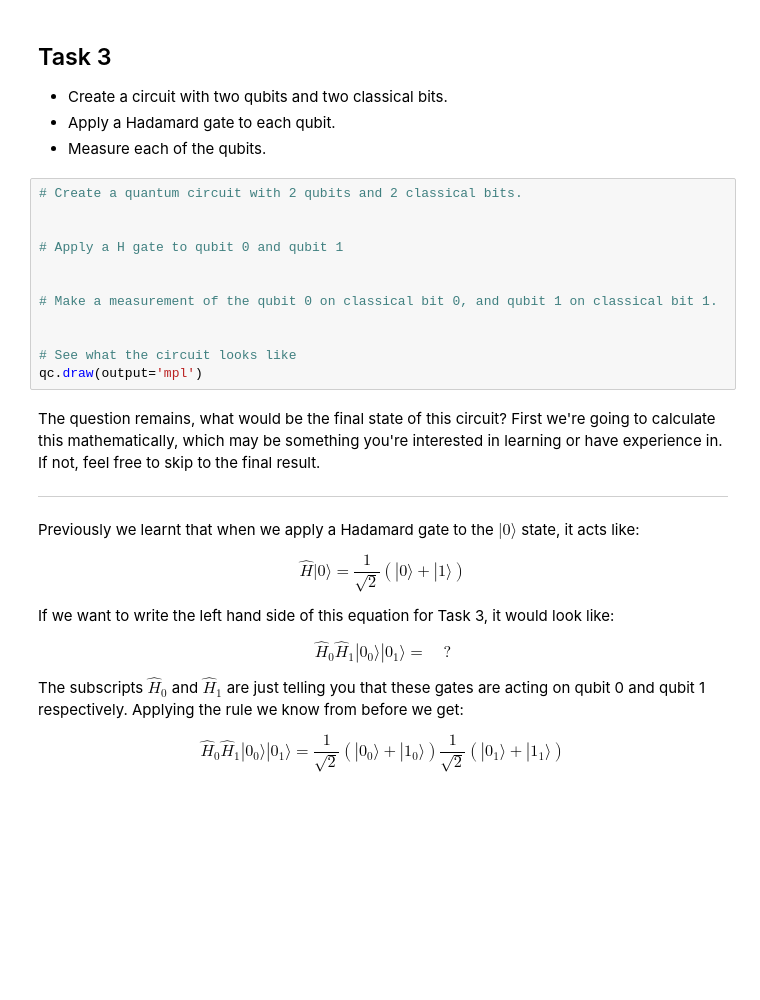
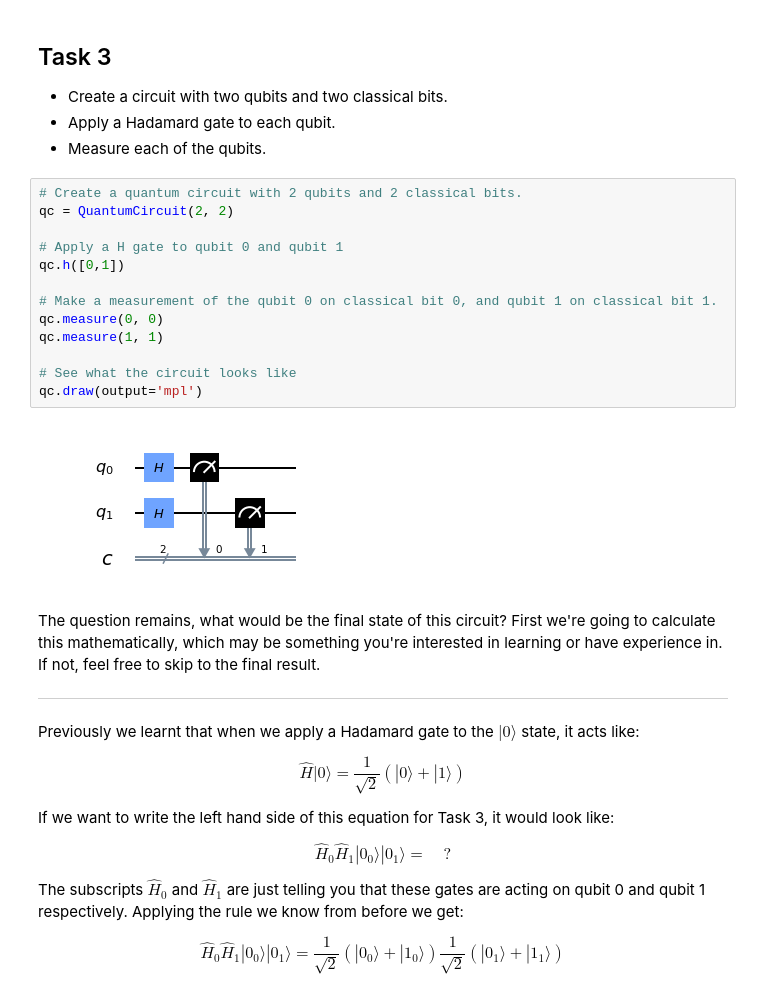
Before and after one commit to jeffmak/quantum-coding-tutorial, a Jupyter notebook: index.ipynb, the cells around one changed output. Drawn from its saved outputs; the diff is of its cells as text; blank space fills up the shorter version.

```diff
--- a/index.ipynb
+++ b/index.ipynb
@@ -140,16 +173,19 @@ You'll notice that we may not have actually got $|0\rangle$ and $|1\rangle$ exac
 * Measure each of the qubits.
 # %%
 # Create a quantum circuit with 2 qubits and 2 classical bits.
-
+qc = QuantumCircuit(2, 2)
 
 # Apply a H gate to qubit 0 and qubit 1
-
+qc.h([0,1])
 
 # Make a measurement of the qubit 0 on classical bit 0, and qubit 1 on classical bit 1.
-
+qc.measure(0, 0)
+qc.measure(1, 1)
 
 # See what the circuit looks like
 qc.draw(output='mpl')
+# %% [output]
+[figure, added]
 # %% [markdown]
 The question remains, what would be the final state of this circuit? First we're going to calculate this mathematically, which may be something you're interested in learning or have experience in. If not, feel free to skip to the final result.
 
```
Also changed, not shown: parts of 24 cells of this notebook.
